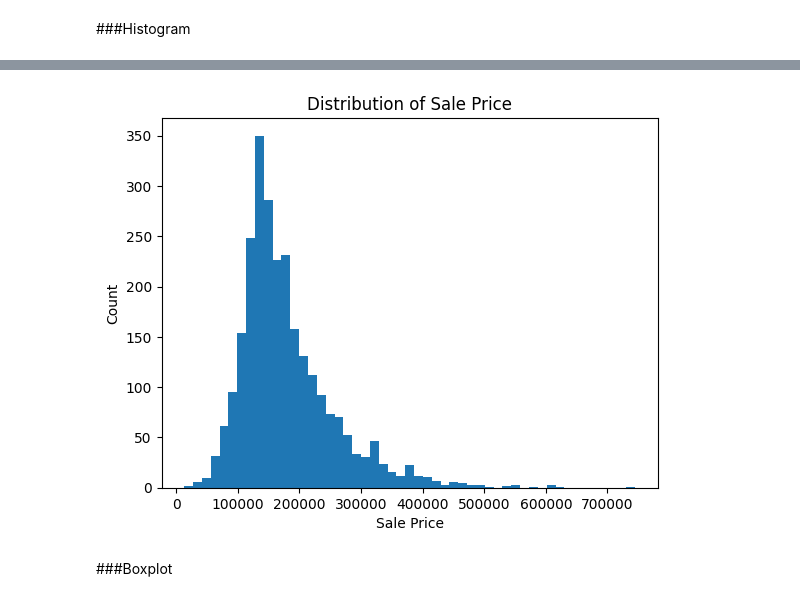
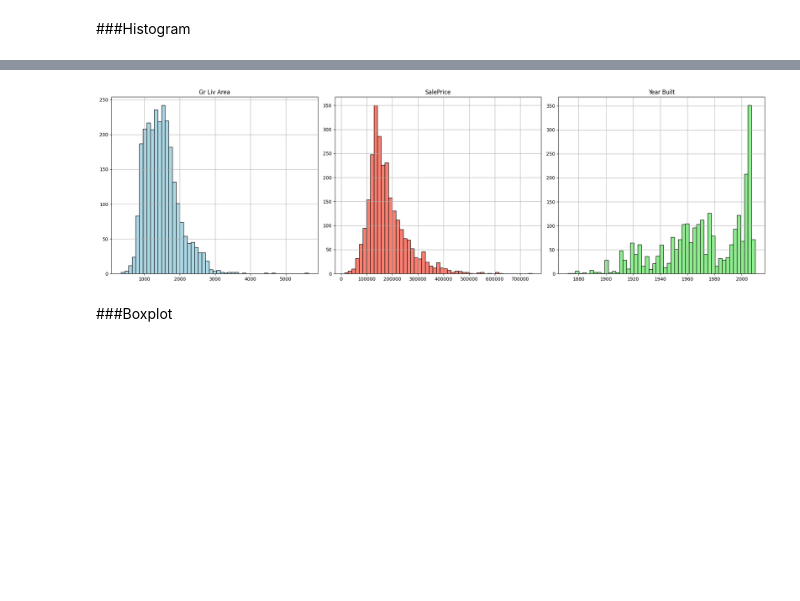
Before and after one commit to test-ds-21/stephanie465337___Data-Science-Portfolio-C21, a Jupyter notebook: Projects/Project-2/Housing.ipynb, the cells around one changed output, grey strips where cells are left out. Cells and saved outputs as stored; diff of their text form; code cells hidden in the pictures; blank space fills up the shorter version.

```diff
--- a/Projects/Project-2/Housing.ipynb
+++ b/Projects/Project-2/Housing.ipynb
@@ -344,14 +279,21 @@ plt.show()
-# %%
-n = int(2637**(1/2))
-
-plt.hist(df_clean['SalePrice'], bins=n)
-
-plt.xlabel('Sale Price')
-plt.ylabel('Count')
-plt.title('Distribution of Sale Price')
-
-plt.show()
-# %% [output]
-[figure, removed]
+# %%
+# Create a figure with 1 row and 3 columns
+fig, axes = plt.subplots(1, 3, figsize=(20, 6))
+
+# Plot each column into its corresponding axis (ax=axes[0], ax=axes[1], etc.)
+df_lr['Gr Liv Area'].hist(ax=axes[0], bins=n, color='lightblue', edgecolor='black')
+axes[0].set_title('Gr Liv Area')
+
+df_lr['SalePrice'].hist(ax=axes[1], bins=n, color='salmon', edgecolor='black')
+axes[1].set_title('SalePrice')
+
+df_lr['Year Built'].hist(ax=axes[2], bins=n, color='lightgreen', edgecolor='black')
+axes[2].set_title('Year Built')
+
+plt.tight_layout()
+plt.savefig("Housing_Histogram_Row.png")
+plt.show()
+# %% [output]
+[figure, added]
 # %% [markdown]
 ###Boxplot
```
Also changed, not shown: parts of 85 cells of this notebook.
